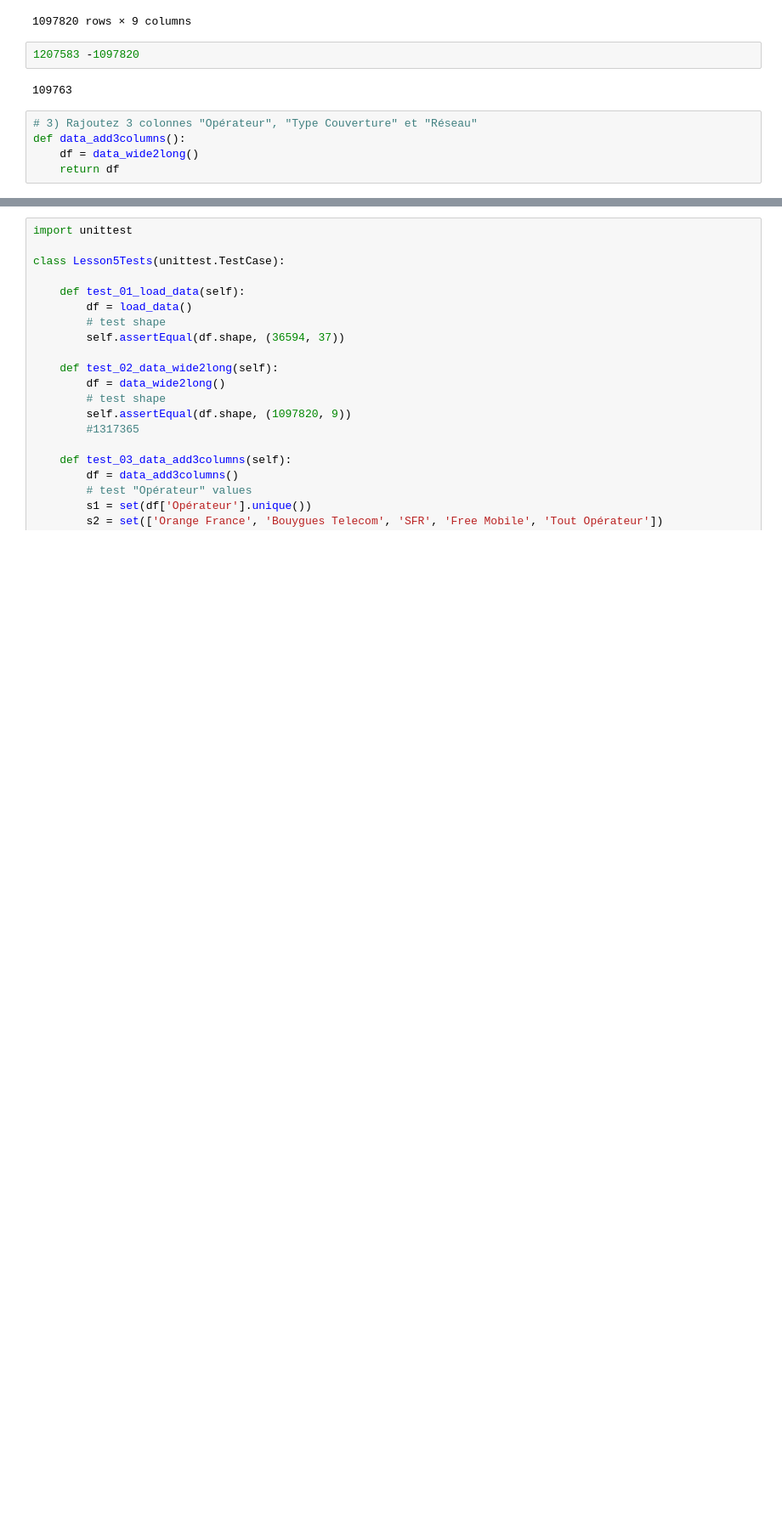
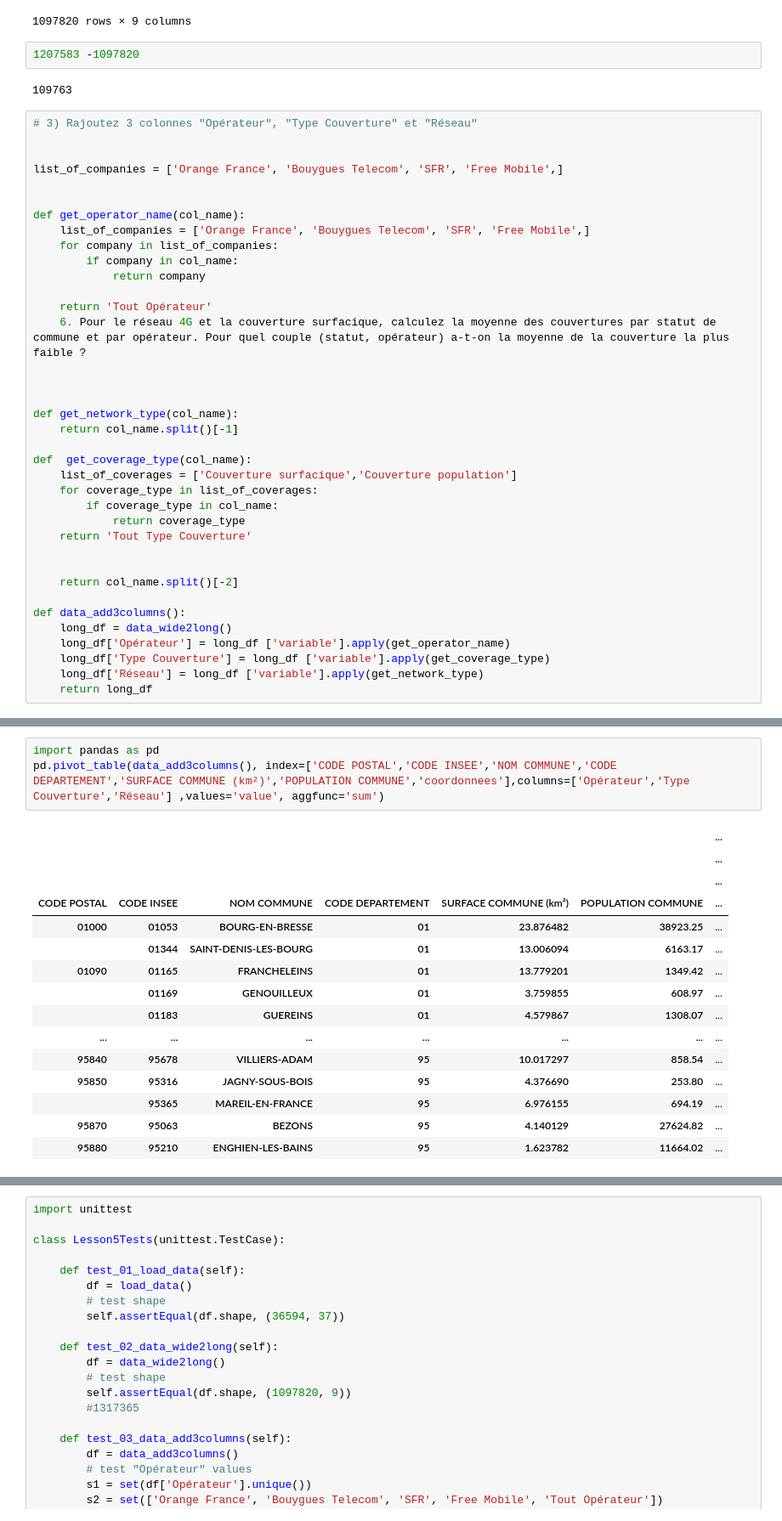
Before and after one commit to Kit-BIGDATA-Telecom-2022-2023/h_ghalebi, a Jupyter notebook: projet5.ipynb, the cells around one changed output, grey strips where cells are left out. Shown at 85% size. Drawn from its saved outputs; the diff is of its cells as text; blank space fills up the shorter version.

```diff
--- a/projet5.ipynb
+++ b/projet5.ipynb
@@ -90,11 +136,43 @@ data_wide2long()
 1207583 -1097820
 # %% [output]
 109763
-# %%
-# 3) Rajoutez 3 colonnes "Opérateur", "Type Couverture" et "Réseau"
-def data_add3columns():
-    df = data_wide2long()
-    return df
+# %%
+# 3) Rajoutez 3 colonnes "Opérateur", "Type Couverture" et "Réseau"
+
+
+list_of_companies = ['Orange France', 'Bouygues Telecom', 'SFR', 'Free Mobile',]
+
+
+def get_operator_name(col_name):
+    list_of_companies = ['Orange France', 'Bouygues Telecom', 'SFR', 'Free Mobile',]
+    for company in list_of_companies:
+        if company in col_name:
+            return company
+
+    return 'Tout Opérateur'
+    6. Pour le réseau 4G et la couverture surfacique, calculez la moyenne des couvertures par statut de commune et par opérateur. Pour quel couple (statut, opérateur) a-t-on la moyenne de la couverture la plus faible ?
+
+
+
+def get_network_type(col_name):
+    return col_name.split()[-1]
+
+def  get_coverage_type(col_name):
+    list_of_coverages = ['Couverture surfacique','Couverture population']
+    for coverage_type in list_of_coverages:
+        if coverage_type in col_name:
+            return coverage_type
+    return 'Tout Type Couverture'
+
+
+    return col_name.split()[-2]
+
+def data_add3columns():
+    long_df = data_wide2long()
+    long_df['Opérateur'] = long_df ['variable'].apply(get_operator_name)
+    long_df['Type Couverture'] = long_df ['variable'].apply(get_coverage_type)
+    long_df['Réseau'] = long_df ['variable'].apply(get_network_type)
+    return long_df
 # %%
 # data_add3columns
 data_add3columns()
@@ -100,0 +193,19 @@ data_add3columns()
+# %%
+import pandas as pd
+pd.pivot_table(data_add3columns(), index=['CODE POSTAL','CODE INSEE','NOM COMMUNE','CODE DEPARTEMENT','SURFACE COMMUNE (km²)','POPULATION COMMUNE','coordonnees'],columns=['Opérateur','Type Couverture','Réseau'] ,values='value', aggfunc='sum')
+# %% [output]
+|  |  |  |  |  |  | ... |
+|  |  |  |  |  |  | ... |
+|  |  |  |  |  |  | ... |
+| CODE POSTAL | CODE INSEE | NOM COMMUNE | CODE DEPARTEMENT | SURFACE COMMUNE (km²) | POPULATION COMMUNE | ... |
+| 01000 | 01053 | BOURG-EN-BRESSE | 01 | 23.876482 | 38923.25 | ... |
+|  | 01344 | SAINT-DENIS-LES-BOURG | 01 | 13.006094 | 6163.17 | ... |
+| 01090 | 01165 | FRANCHELEINS | 01 | 13.779201 | 1349.42 | ... |
+|  | 01169 | GENOUILLEUX | 01 | 3.759855 | 608.97 | ... |
+|  | 01183 | GUEREINS | 01 | 4.579867 | 1308.07 | ... |
+| ... | ... | ... | ... | ... | ... | ... |
+| 95840 | 95678 | VILLIERS-ADAM | 95 | 10.017297 | 858.54 | ... |
+| 95850 | 95316 | JAGNY-SOUS-BOIS | 95 | 4.376690 | 253.80 | ... |
+|  | 95365 | MAREIL-EN-FRANCE | 95 | 6.976155 | 694.19 | ... |
+| 95870 | 95063 | BEZONS | 95 | 4.140129 | 27624.82 | ... |
+| 95880 | 95210 | ENGHIEN-LES-BAINS | 95 | 1.623782 | 11664.02 | ... |
```
Also changed, not shown: parts of 19 cells of this notebook.
